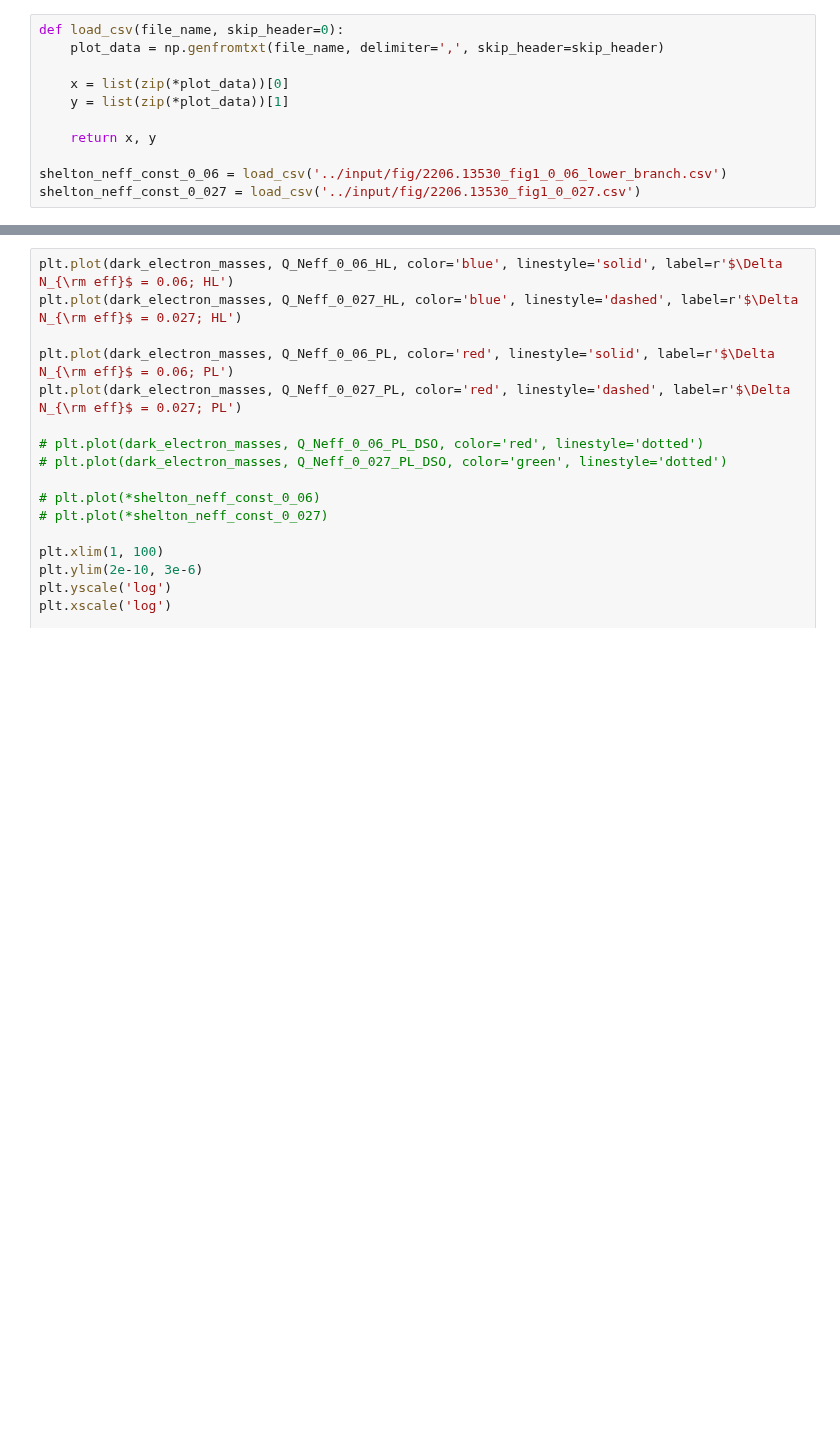
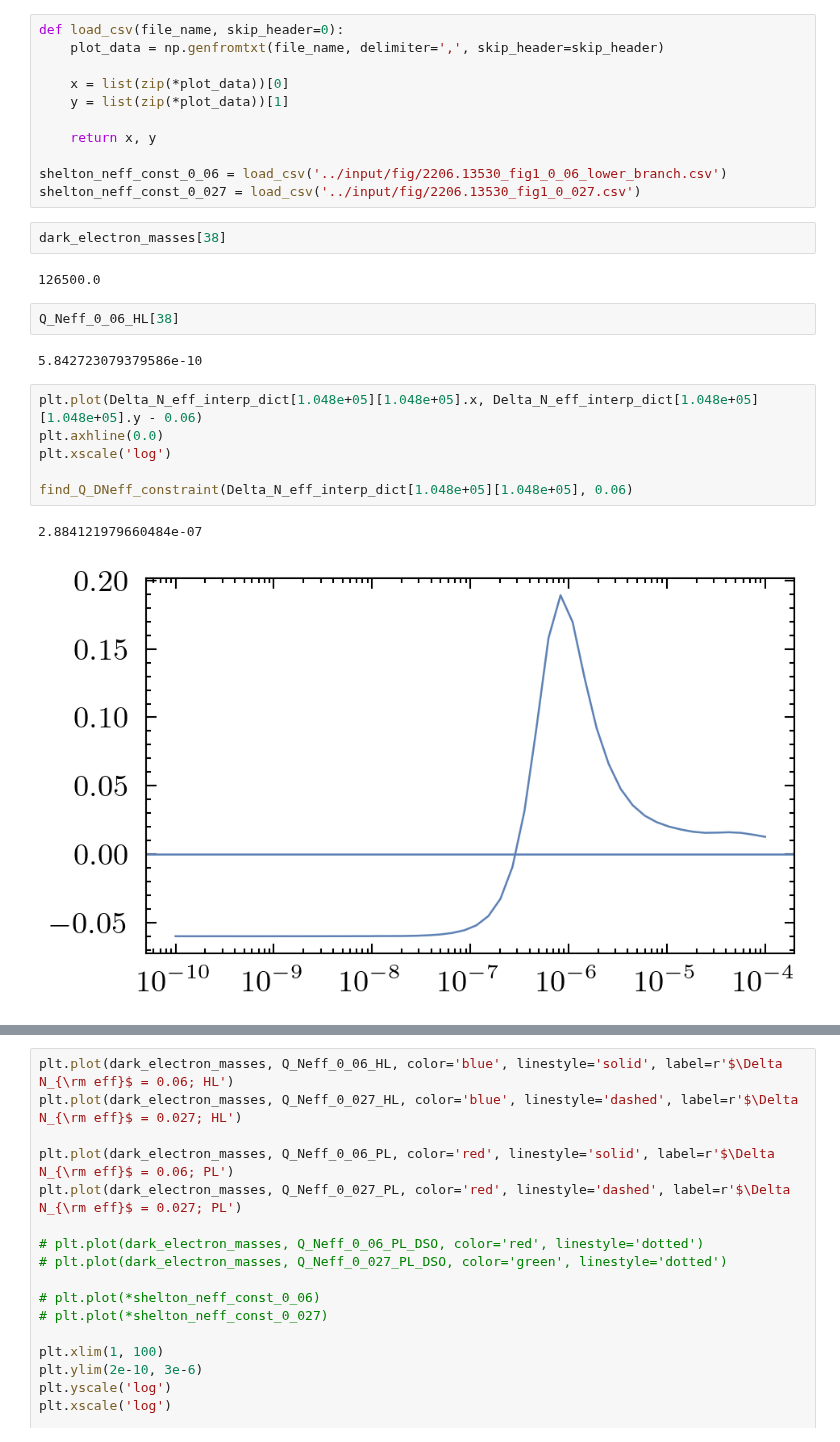
Before and after one commit to Duncan-Adams/mcp_boltzmann, a Jupyter notebook: notebooks/adm_results.ipynb, the cells around one changed output, grey strips where cells are left out. Drawn from its saved outputs; the diff is of its cells as text; blank space fills up the shorter version.

```diff
--- a/notebooks/adm_results.ipynb
+++ b/notebooks/adm_results.ipynb
@@ -364,3 +406,20 @@ def load_csv(file_name, skip_header=0):
 
 shelton_neff_const_0_06 = load_csv('../input/fig/2206.13530_fig1_0_06_lower_branch.csv')
 shelton_neff_const_0_027 = load_csv('../input/fig/2206.13530_fig1_0_027.csv')
+# %%
+dark_electron_masses[38]
+# %% [output]
+126500.0
+# %%
+Q_Neff_0_06_HL[38]
+# %% [output]
+5.842723079379586e-10
+# %%
+plt.plot(Delta_N_eff_interp_dict[1.048e+05][1.048e+05].x, Delta_N_eff_interp_dict[1.048e+05][1.048e+05].y - 0.06)
+plt.axhline(0.0)
+plt.xscale('log')
+
+find_Q_DNeff_constraint(Delta_N_eff_interp_dict[1.048e+05][1.048e+05], 0.06)
+# %% [output]
+2.884121979660484e-07
+[figure, added]
```
Also changed, not shown: parts of 14 cells of this notebook, 6 other files.
